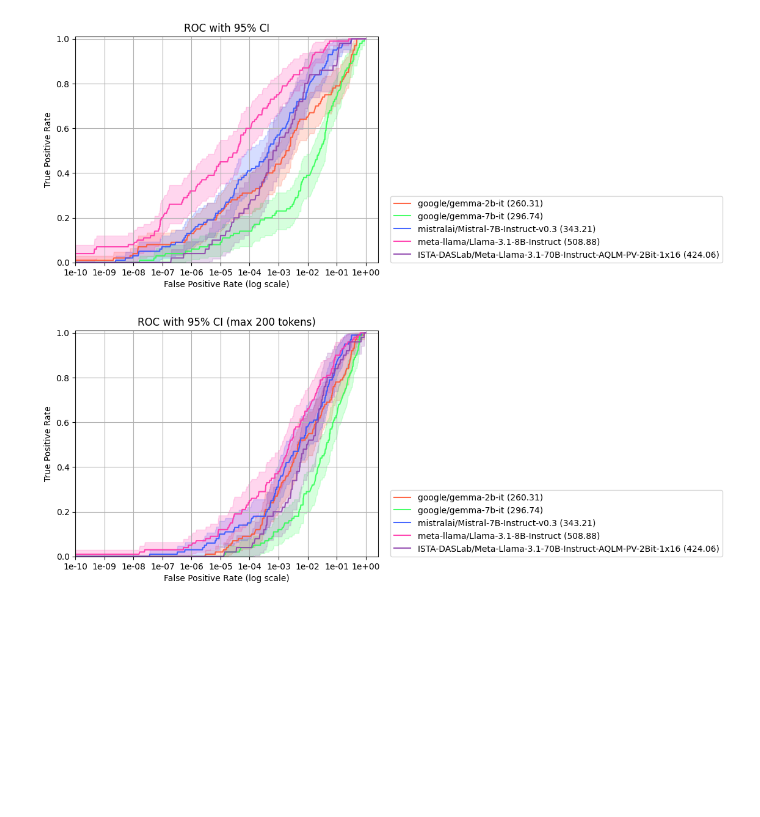
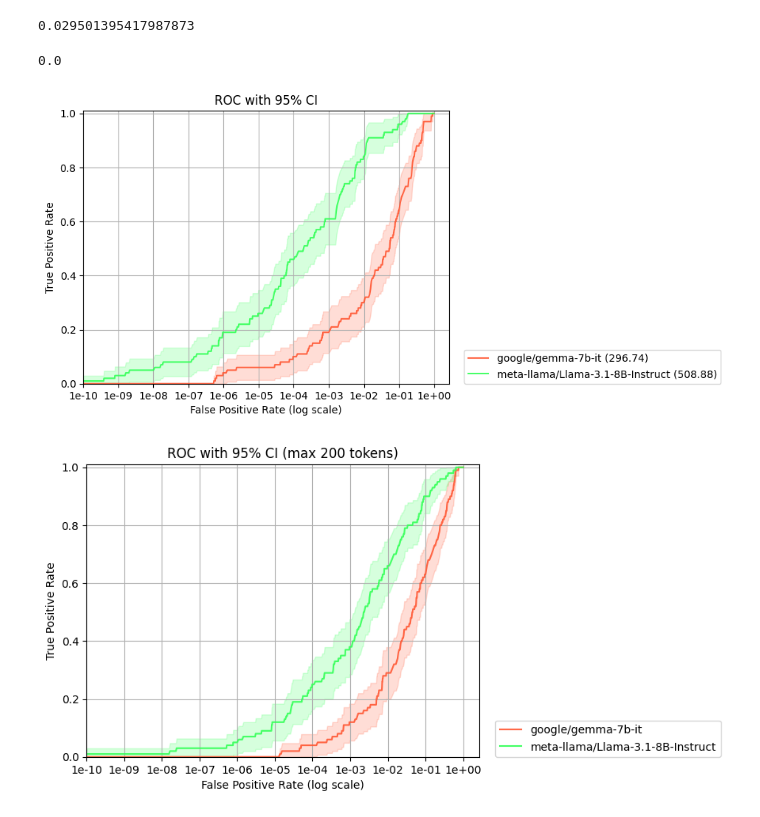
Before and after one commit to JackBlake-zkq/synthid-text, a Jupyter notebook: notebooks/roc_curves.ipynb, the cells around one changed output. Drawn from its saved outputs; the diff is of its cells as text; code cells hidden in the pictures; blank space fills up the shorter version.

Commit message:
min significance level

```diff
--- a/notebooks/roc_curves.ipynb
+++ b/notebooks/roc_curves.ipynb
@@ -8,10 +9,10 @@ import matplotlib.ticker as ticker
 # %%
 MODEL_NAMES = [ # can comment out models to exclude them
-    "google/gemma-2b-it",
+    # "google/gemma-2b-it",
     "google/gemma-7b-it",
-    "mistralai/Mistral-7B-Instruct-v0.3",
+    # "mistralai/Mistral-7B-Instruct-v0.3",
     "meta-llama/Llama-3.1-8B-Instruct",
-    "ISTA-DASLab/Meta-Llama-3.1-70B-Instruct-AQLM-PV-2Bit-1x16"
+    # "ISTA-DASLab/Meta-Llama-3.1-70B-Instruct-AQLM-PV-2Bit-1x16"
     ]
 COLORS = ["#FF5733", "#33FF57", "#3357FF", "#FF33AA", "#8E44AD"]
 TEMPERATURE = 0.5
@@ -31,15 +32,31 @@ padded_eli5_combined_mask = [torch.load(f"../frequentist_experiment_data/eli5_co
 # %%
 # Mean Response Lengths
 avg_seq_lens = [torch.mean(torch.sum(padded_eli5_combined_mask[i], dim=1).double()).item() for i in range(len(MODEL_NAMES))]
+# %%
+# Maximum true positive rate that we can be lower than with significance level p=0.05
+
+z = norm.ppf(0.975)  # ~1.96 for 95% CI
+
+n = 100
+
+tpr = 1 / n
+
+# Compute standard error for each TPR
+se = np.sqrt((tpr * (1 - tpr)) / n)
+
+upper = tpr + z * se
+upper
+# %% [output]
+0.029501395417987873
 # %%
 # ROC Curve
-def ROC(freq_scores, title_suffix="", log_scale=False):
+
+def ROC(freq_scores, title_suffix="", log_scale=False, truncated=False):
     for i in range(len(MODEL_NAMES)):
         # Given parameters
         segment_bounds = [1 / 10**(ROC_SEGMENTS -i) for i in range(ROC_SEGMENTS)] + [1]
         segments = [np.linspace(segment_bounds[i], segment_bounds[i + 1], 100) for i in range(ROC_SEGMENTS)]
         fprs = np.stack(segments).flatten()
-
 
         # Compute TPR as proportion of samples that meet criterion at each FPR threshold
         tprs = np.array([
@@ -60,35 +77,36 @@ def ROC(freq_scores, title_suffix="", log_scale=False):
 
         # Bound the intervals between 0 and 1
         tprs_lower = np.clip(tprs_lower, 0, 1)
         tprs_upper = np.clip(tprs_upper, 0, 1)
 
         # Plot
         if log_scale:
             fprs = np.log(fprs)
-        plt.plot(fprs, tprs, label=MODEL_NAMES[i] + f" ({avg_seq_lens[i]})" if len(freq_scores[i]) != ROC_TOKEN_LIMIT else "", color=COLORS[i], alpha=0.9)
+        plt.plot(fprs, tprs, label=MODEL_NAMES[i] + (f" ({avg_seq_lens[i]})" if not truncated else ""), color=COLORS[i], alpha=0.9)
         plt.fill_between(fprs, tprs_lower, tprs_upper, color=COLORS[i], alpha=0.2)
     plt.title(f"ROC with 95% CI{title_suffix}" + WM_SUFFIX + WEIGHTED_SUFFIX)
     plt.xlabel("False Positive Rate" + (" (log scale)" if log_scale else ""))
     plt.ylabel("True Positive Rate")
     plt.ylim(0, 1.01)
     plt.xlim(0, 1.0)
 
     if log_scale:
         plt.xticks(np.log(segment_bounds), [f"{b:.0e}" for b in segment_bounds])
 
 
     plt.legend(loc=(1.04, 0))
     plt.grid()
 
     plt.show()
 
 eli5_freq_scores = [frequentist_score(
     padded_eli5_g_values[i].cpu().numpy(),
     padded_eli5_combined_mask[i].cpu().numpy()
 ) for i in range(len(MODEL_NAMES))]
 ROC(eli5_freq_scores, log_scale=True)
 # %% [output]
+0.0
-[figure, old version]
+[figure, new version]
 # %%
 # ROC Curve for first ROC_TOKEN_LIMIT tokens
 # To avoid having models that output more text getting better detectability
@@ -97,6 +115,6 @@ eli5_freq_scores_limited = [frequentist_score(
     padded_eli5_g_values[i].cpu().numpy()[:,:ROC_TOKEN_LIMIT,:], padded_eli5_combined_mask[i].cpu().numpy()[:,:ROC_TOKEN_LIMIT]
 ) for i in range(len(MODEL_NAMES))]
 
-ROC(eli5_freq_scores_limited, f" (max {ROC_TOKEN_LIMIT} tokens)", log_scale=True)
+ROC(eli5_freq_scores_limited, f" (max {ROC_TOKEN_LIMIT} tokens)", log_scale=True, truncated=True)
 # %% [output]
-[figure, old version]
+[figure, new version]
```
Also changed, not shown: parts of 1 cell of this notebook.
